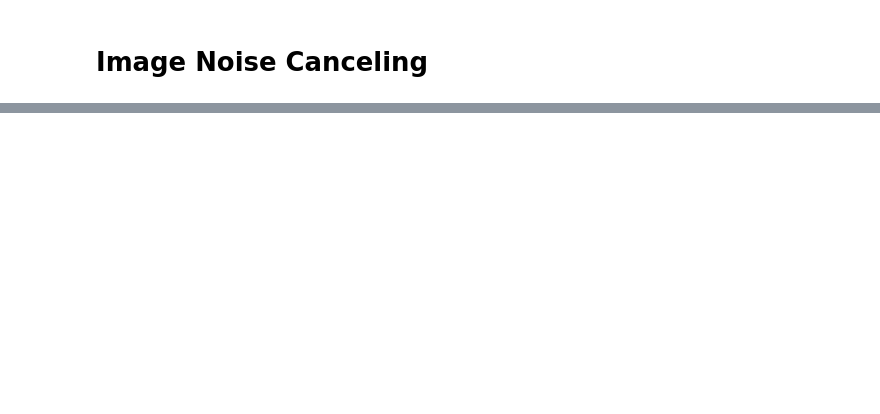
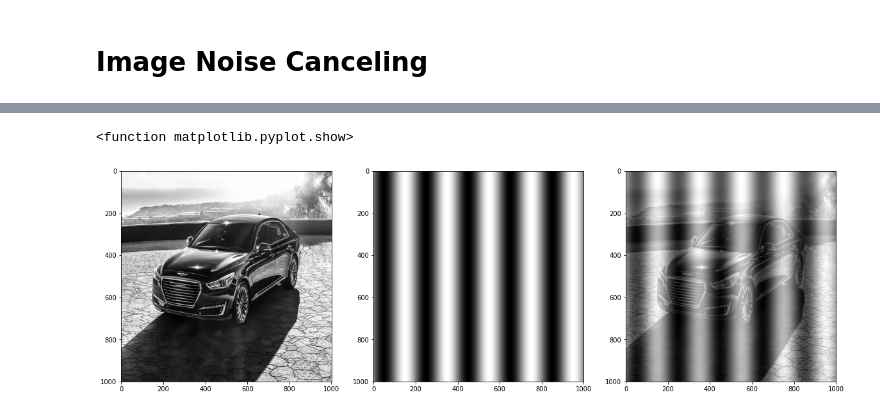
Before and after one commit to mckang6113875/AP_Test_OPEN, a Jupyter notebook: Image_Noise_Canceling_edit1.ipynb, the cells around one changed output, grey strips where cells are left out. Saved outputs shown, nothing was run; the diff lists cells and outputs as text; code cells hidden in the pictures; blank space fills up the shorter version.

```diff
--- a/Image_Noise_Canceling_edit1.ipynb
+++ b/Image_Noise_Canceling_edit1.ipynb
@@ -103,26 +96,0 @@ Text(0.5, 1.0, 'ROI')
-# %%
-import numpy as np
-import cv2
-import matplotlib.pyplot as plt
-from skimage import color
-from skimage import io
-from scipy import signal
-
-original = color.rgb2gray(io.imread('/content/AP_Test_OPEN/G90_2.jpg'))
-#original = cv2.imread('/content/AP_Test_OPEN/G90_2.jpg', cv2.IMREAD_COLOR)
-original = cv2.resize(original, (768, 768))
-
-print(np.shape(original))
-print(np.shape(grating))
-
-noised = cv2.add(original, grating)
-noised2 = original + grating
-
-fig, axs = plt.subplots(1,4, figsize = (20, 5))
-axs[0].imshow(original, cmap ='gray')
-axs[1].imshow(grating, cmap ='gray')
-axs[2].imshow(noised, cmap ='gray')
-axs[3].imshow(noised2, cmap ='gray')
-plt.show
-
-print(original.dtype), print(grating.dtype), print(noised.dtype), print(noised2.dtype)
@@ -334,0 +97,11 @@ MButterworthNR
+# %%
+noised = cv2.add(original, grating)
+
+fig, axs = plt.subplots(1,3, figsize = (20, 10))
+axs[0].imshow(original, cmap ='gray')
+axs[1].imshow(grating, cmap ='gray')
+axs[2].imshow(noised, cmap ='gray')
+plt.show
+# %% [output]
+<function matplotlib.pyplot.show>
+[figure, added]
```
Also changed, not shown: parts of 20 cells of this notebook.
